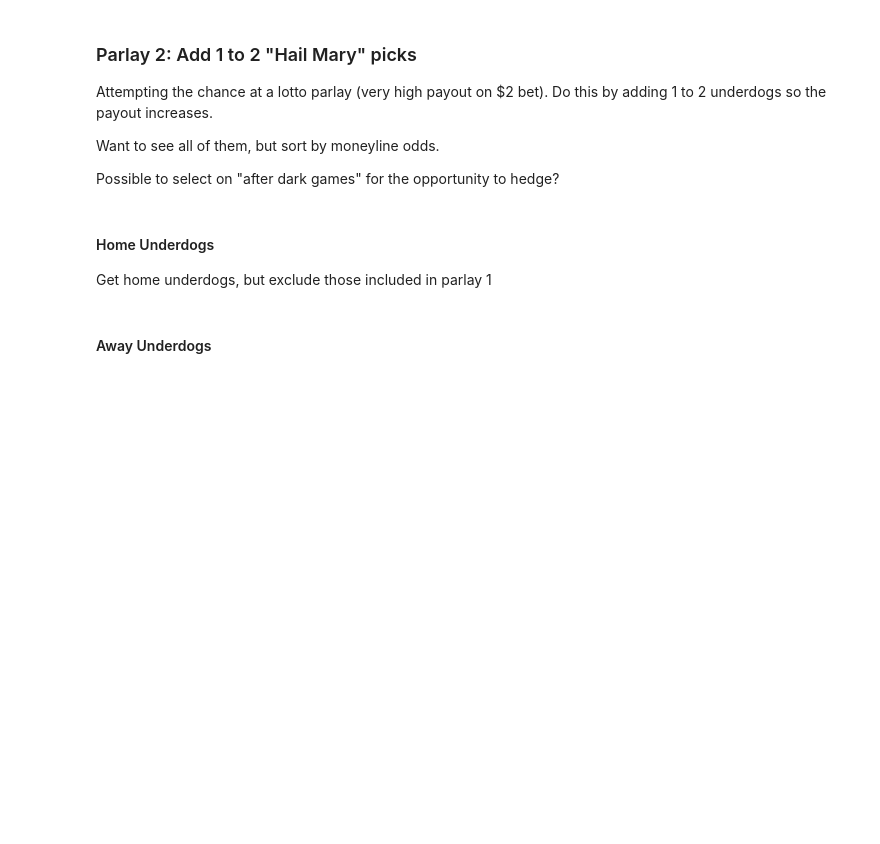
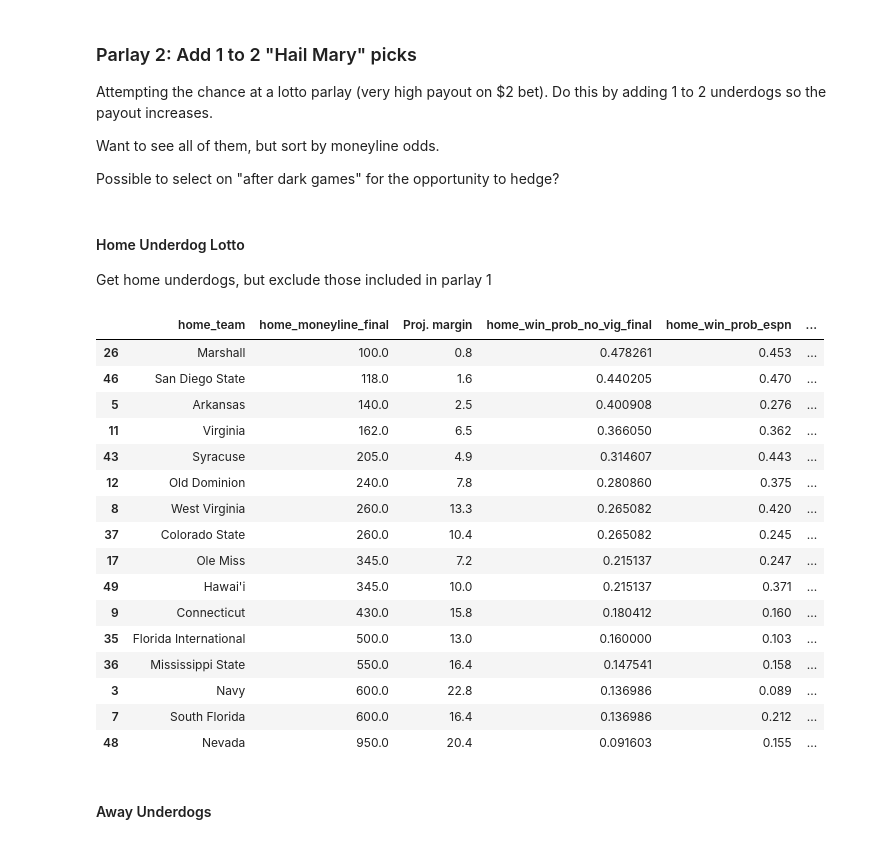
Before and after one commit to regomoto/sports_betting, a Jupyter notebook: week_11_test.ipynb, the cells around one changed output. Saved outputs shown, nothing was run; the diff lists cells and outputs as text; code cells hidden in the pictures; blank space fills up the shorter version.

```diff
--- a/week_11_test.ipynb
+++ b/week_11_test.ipynb
@@ -706 +902,6 @@ picks_df.sort_values('start_time')
 | 42 | Texas A&M | Auburn | 105.0 | -2.0 | 0.467532 | 0.482 | 0.56 | 0.641390 | ... |
+# %%
+# remove any teams if news, not feeling it, etc
+remove_team_list = ['Texas A&M']
+picks_df = picks_df[~picks_df['picked_team'].isin(remove_team_list)]
+picks_df
@@ -743,10 +964,31 @@ Want to see all of them, but sort by moneyline odds.
 
 Possible to select on "after dark games" for the opportunity to hedge?
 # %% [markdown]
-#### Home Underdogs
+#### Home Underdog Lotto
 Get home underdogs, but exclude those included in parlay 1
 # %%
-betting_df[(~betting_df['home_team'].isin(team_parlay_list)) & (betting_df['home_moneyline_final']>0)][display_cols].sort_values('home_moneyline_final');
+display_cols = ['home_team','home_moneyline_final', 'Proj. margin', 'home_win_prob_no_vig_final', 'home_win_prob_espn',\
+                'home_win_prob_sp', 'home_elo_prob', 'win_loss_home','home_win_%', 'away_team','away_win_prob_no_vig_final', \
+                'away_win_prob_espn', 'away_win_prob_sp', 'away_elo_prob', 'win_loss_away', 'away_win_%']
+betting_df[(~betting_df['home_team'].isin(team_parlay_list)) & (betting_df['home_moneyline_final']>0)][display_cols].sort_values('home_moneyline_final')
+# %% [output]
+|  | home_team | home_moneyline_final | Proj. margin | home_win_prob_no_vig_final | home_win_prob_espn | ... |
+| 26 | Marshall | 100.0 | 0.8 | 0.478261 | 0.453 | ... |
+| 46 | San Diego State | 118.0 | 1.6 | 0.440205 | 0.470 | ... |
+| 5 | Arkansas | 140.0 | 2.5 | 0.400908 | 0.276 | ... |
+| 11 | Virginia | 162.0 | 6.5 | 0.366050 | 0.362 | ... |
+| 43 | Syracuse | 205.0 | 4.9 | 0.314607 | 0.443 | ... |
+| 12 | Old Dominion | 240.0 | 7.8 | 0.280860 | 0.375 | ... |
+| 8 | West Virginia | 260.0 | 13.3 | 0.265082 | 0.420 | ... |
+| 37 | Colorado State | 260.0 | 10.4 | 0.265082 | 0.245 | ... |
+| 17 | Ole Miss | 345.0 | 7.2 | 0.215137 | 0.247 | ... |
+| 49 | Hawai'i | 345.0 | 10.0 | 0.215137 | 0.371 | ... |
+| 9 | Connecticut | 430.0 | 15.8 | 0.180412 | 0.160 | ... |
+| 35 | Florida International | 500.0 | 13.0 | 0.160000 | 0.103 | ... |
+| 36 | Mississippi State | 550.0 | 16.4 | 0.147541 | 0.158 | ... |
+| 3 | Navy | 600.0 | 22.8 | 0.136986 | 0.089 | ... |
+| 7 | South Florida | 600.0 | 16.4 | 0.136986 | 0.212 | ... |
+| 48 | Nevada | 950.0 | 20.4 | 0.091603 | 0.155 | ... |
 # %%
 # home hail mary selections
 # don't need to add any here if will add in hail mary away list below
```
Also changed, not shown: parts of 24 cells of this notebook.
